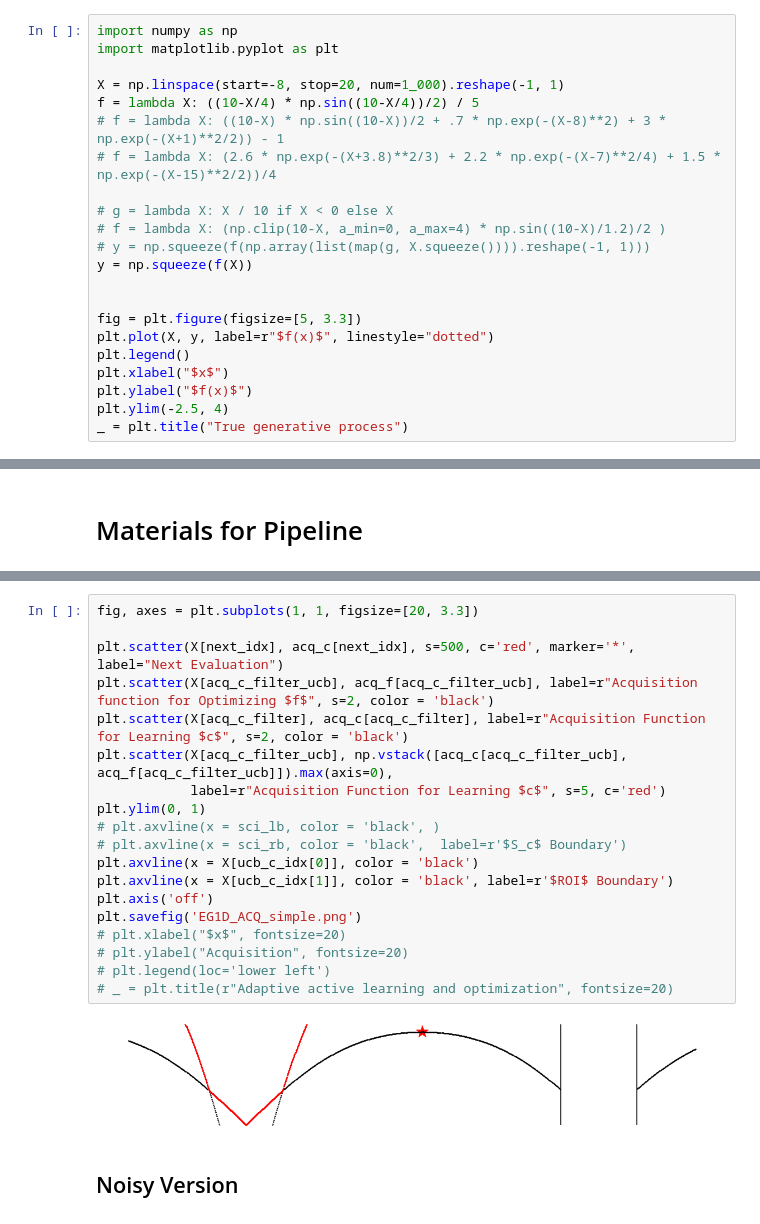
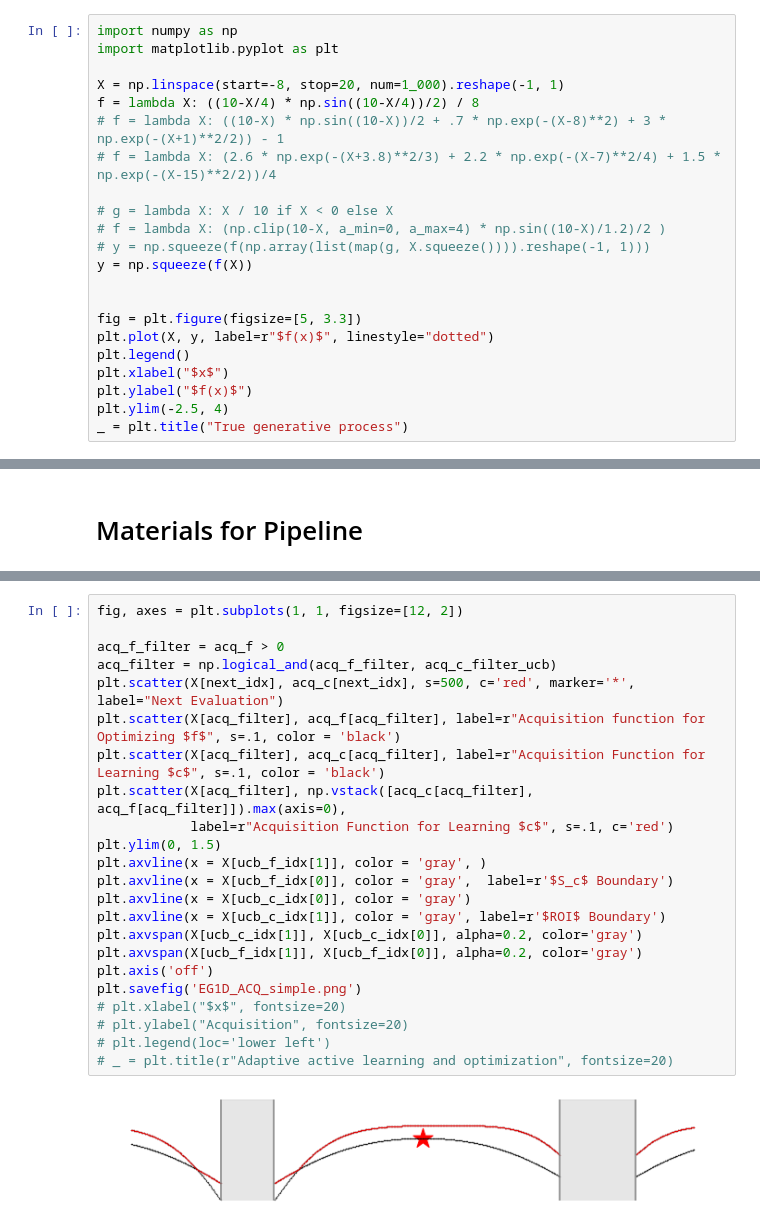
Before and after one commit to SchroDeCat/ConstrainedBO, a Jupyter notebook: visualize_cbo_pipeline.ipynb, the cells around one changed output, grey strips where cells are left out. Cells and saved outputs as stored; diff of their text form.

```diff
--- a/visualize_cbo_pipeline.ipynb
+++ b/visualize_cbo_pipeline.ipynb
@@ -33,7 +33,7 @@ import numpy as np
 import matplotlib.pyplot as plt
 
 X = np.linspace(start=-8, stop=20, num=1_000).reshape(-1, 1)
-f = lambda X: ((10-X/4) * np.sin((10-X/4))/2) / 5
+f = lambda X: ((10-X/4) * np.sin((10-X/4))/2) / 8
 # f = lambda X: ((10-X) * np.sin((10-X))/2 + .7 * np.exp(-(X-8)**2) + 3 * np.exp(-(X+1)**2/2)) - 1
 # f = lambda X: (2.6 * np.exp(-(X+3.8)**2/3) + 2.2 * np.exp(-(X-7)**2/4) + 1.5 * np.exp(-(X-15)**2/2))/4
 
@@ -496,23 +497,25 @@ plt.savefig('EG1D_F_simple.png')
 # %%
-fig, axes = plt.subplots(1, 1, figsize=[20, 3.3])
+fig, axes = plt.subplots(1, 1, figsize=[12, 2])
 
+acq_f_filter = acq_f > 0
+acq_filter = np.logical_and(acq_f_filter, acq_c_filter_ucb)
 plt.scatter(X[next_idx], acq_c[next_idx], s=500, c='red', marker='*', label="Next Evaluation")
-plt.scatter(X[acq_c_filter_ucb], acq_f[acq_c_filter_ucb], label=r"Acquisition function for Optimizing $f$", s=2, color = 'black')
-plt.scatter(X[acq_c_filter], acq_c[acq_c_filter], label=r"Acquisition Function for Learning $c$", s=2, color = 'black')
-plt.scatter(X[acq_c_filter_ucb], np.vstack([acq_c[acq_c_filter_ucb], acq_f[acq_c_filter_ucb]]).max(axis=0),
-            label=r"Acquisition Function for Learning $c$", s=5, c='red')
-plt.ylim(0, 1)
-# plt.axvline(x = sci_lb, color = 'black', )
-# plt.axvline(x = sci_rb, color = 'black',  label=r'$S_c$ Boundary')
-plt.axvline(x = X[ucb_c_idx[0]], color = 'black')
-plt.axvline(x = X[ucb_c_idx[1]], color = 'black', label=r'$ROI$ Boundary')
+plt.scatter(X[acq_filter], acq_f[acq_filter], label=r"Acquisition function for Optimizing $f$", s=.1, color = 'black')
+plt.scatter(X[acq_filter], acq_c[acq_filter], label=r"Acquisition Function for Learning $c$", s=.1, color = 'black')
+plt.scatter(X[acq_filter], np.vstack([acq_c[acq_filter], acq_f[acq_filter]]).max(axis=0),
+            label=r"Acquisition Function for Learning $c$", s=.1, c='red')
+plt.ylim(0, 1.5)
+plt.axvline(x = X[ucb_f_idx[1]], color = 'gray', )
+plt.axvline(x = X[ucb_f_idx[0]], color = 'gray',  label=r'$S_c$ Boundary')
+plt.axvline(x = X[ucb_c_idx[0]], color = 'gray')
+plt.axvline(x = X[ucb_c_idx[1]], color = 'gray', label=r'$ROI$ Boundary')
+plt.axvspan(X[ucb_c_idx[1]], X[ucb_c_idx[0]], alpha=0.2, color='gray')
+plt.axvspan(X[ucb_f_idx[1]], X[ucb_f_idx[0]], alpha=0.2, color='gray')
 plt.axis('off')
 plt.savefig('EG1D_ACQ_simple.png')
 # plt.xlabel("$x$", fontsize=20)
 # plt.ylabel("Acquisition", fontsize=20)
 # plt.legend(loc='lower left')
 # _ = plt.title(r"Adaptive active learning and optimization", fontsize=20)
 # %% [output]
-[figure, old version]
+[figure, new version]
-# %% [markdown]
-## Noisy Version
```
Also changed, not shown: parts of 14 cells of this notebook, 1 other file.
